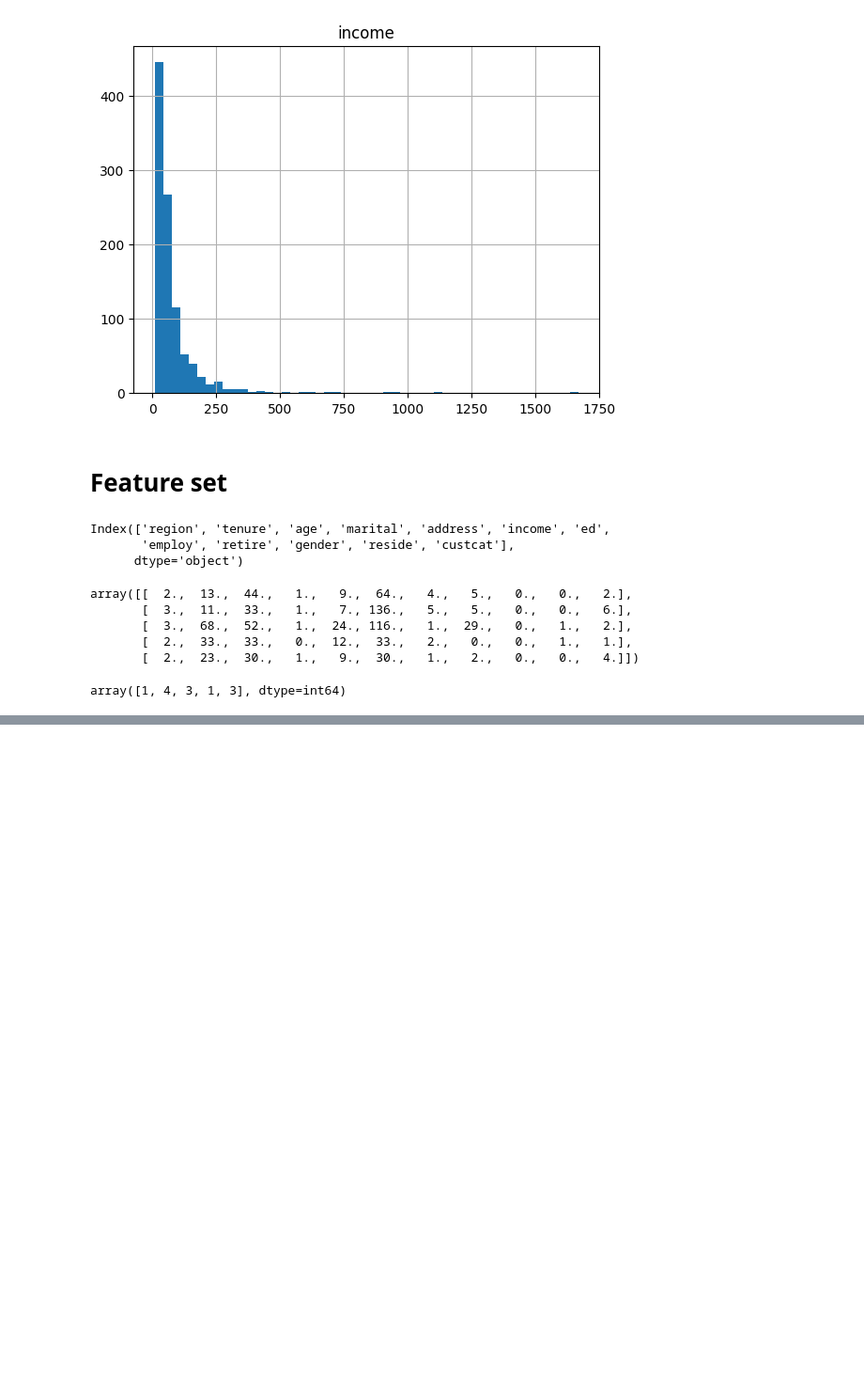
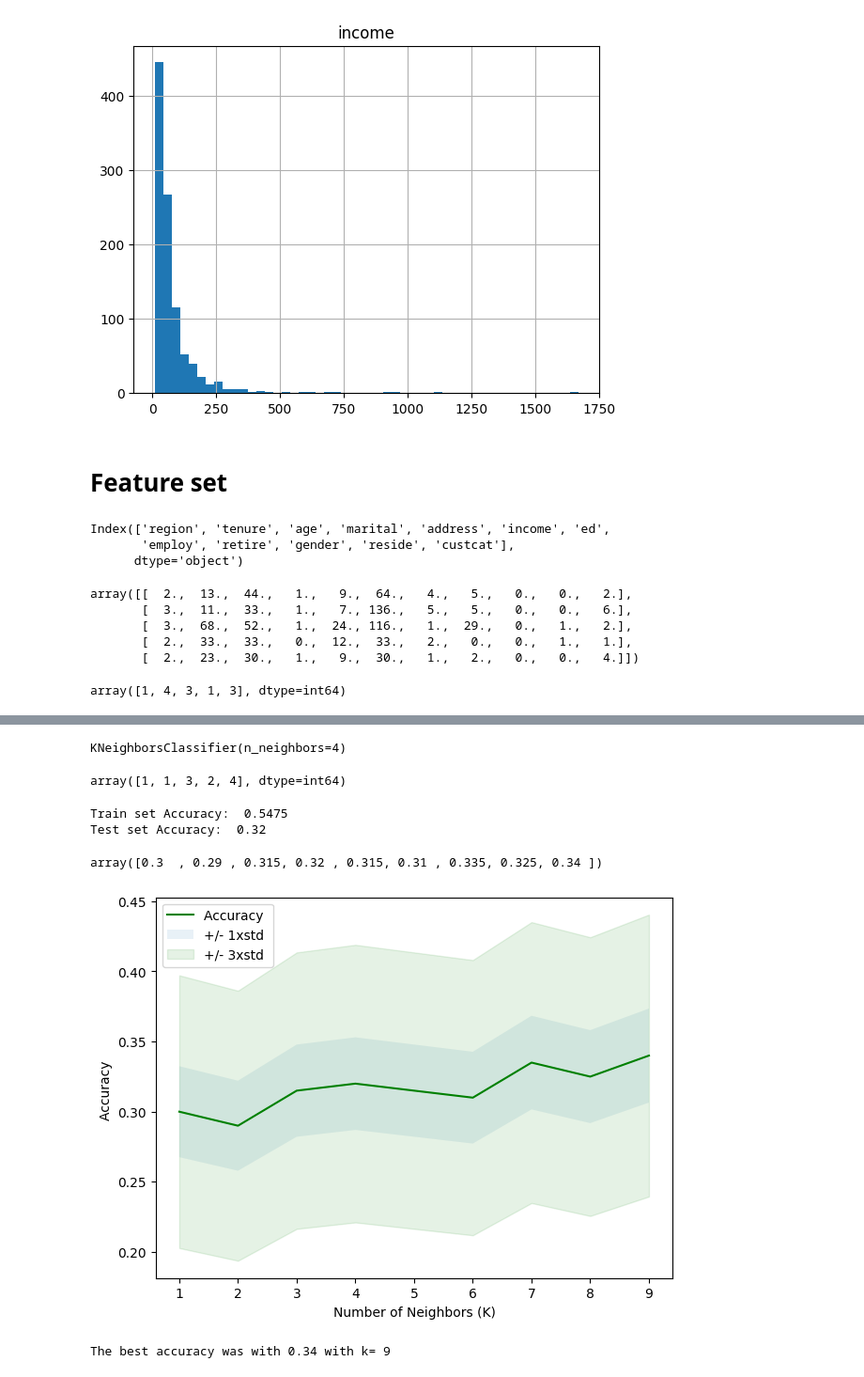
Before and after one commit to Ujwaljv/telecommunications-customer-base-by-service-, a Jupyter notebook: test.ipynb, the cells around one changed output, grey strips where cells are left out. Shown: that part at 94% size. Saved outputs shown, nothing was run; the diff lists cells and outputs as text; code cells hidden in the pictures; blank space fills up the shorter version.

```diff
--- a/test.ipynb
+++ b/test.ipynb
@@ -66,0 +113,5 @@ array([1, 4, 3, 1, 3], dtype=int64)
+# %%
+from sklearn.model_selection import train_test_split
+X_train, X_test, y_train, y_test = train_test_split( X, y, test_size=0.2, random_state=4)
+print ('Train set:', X_train.shape,  y_train.shape)
+print ('Test set:', X_test.shape,  y_test.shape)
@@ -66,0 +127,52 @@ array([1, 4, 3, 1, 3], dtype=int64)
+# %%
+k = 4
+#Train Model and Predict
+neigh = KNeighborsClassifier(n_neighbors = k).fit(X_train,y_train)
+neigh
+# %% [output]
+KNeighborsClassifier(n_neighbors=4)
+# %%
+yhat = neigh.predict(X_test)
+yhat[0:5]
+# %% [output]
+array([1, 1, 3, 2, 4], dtype=int64)
+# %%
+from sklearn import metrics
+print("Train set Accuracy: ", metrics.accuracy_score(y_train, neigh.predict(X_train)))
+print("Test set Accuracy: ", metrics.accuracy_score(y_test, yhat))
+# %% [output]
+Train set Accuracy:  0.5475
+Test set Accuracy:  0.32
+# %%
+Ks = 10
+mean_acc = np.zeros((Ks-1))
+std_acc = np.zeros((Ks-1))
+
+for n in range(1,Ks):
+
+    #Train Model and Predict
+    neigh = KNeighborsClassifier(n_neighbors = n).fit(X_train,y_train)
+    yhat=neigh.predict(X_test)
+    mean_acc[n-1] = metrics.accuracy_score(y_test, yhat)
+
+
+    std_acc[n-1]=np.std(yhat==y_test)/np.sqrt(yhat.shape[0])
+
+mean_acc
+# %% [output]
+array([0.3  , 0.29 , 0.315, 0.32 , 0.315, 0.31 , 0.335, 0.325, 0.34 ])
+# %%
+plt.plot(range(1,Ks),mean_acc,'g')
+plt.fill_between(range(1,Ks),mean_acc - 1 * std_acc,mean_acc + 1 * std_acc, alpha=0.10)
+plt.fill_between(range(1,Ks),mean_acc - 3 * std_acc,mean_acc + 3 * std_acc, alpha=0.10,color="green")
+plt.legend(('Accuracy ', '+/- 1xstd','+/- 3xstd'))
+plt.ylabel('Accuracy ')
+plt.xlabel('Number of Neighbors (K)')
+plt.tight_layout()
+plt.show()
+# %% [output]
+[figure, added]
+# %%
+print( "The best accuracy was with", mean_acc.max(), "with k=", mean_acc.argmax()+1)
+# %% [output]
+The best accuracy was with 0.34 with k= 9
```
Also changed, not shown: parts of 8 cells of this notebook, 1 other file.
